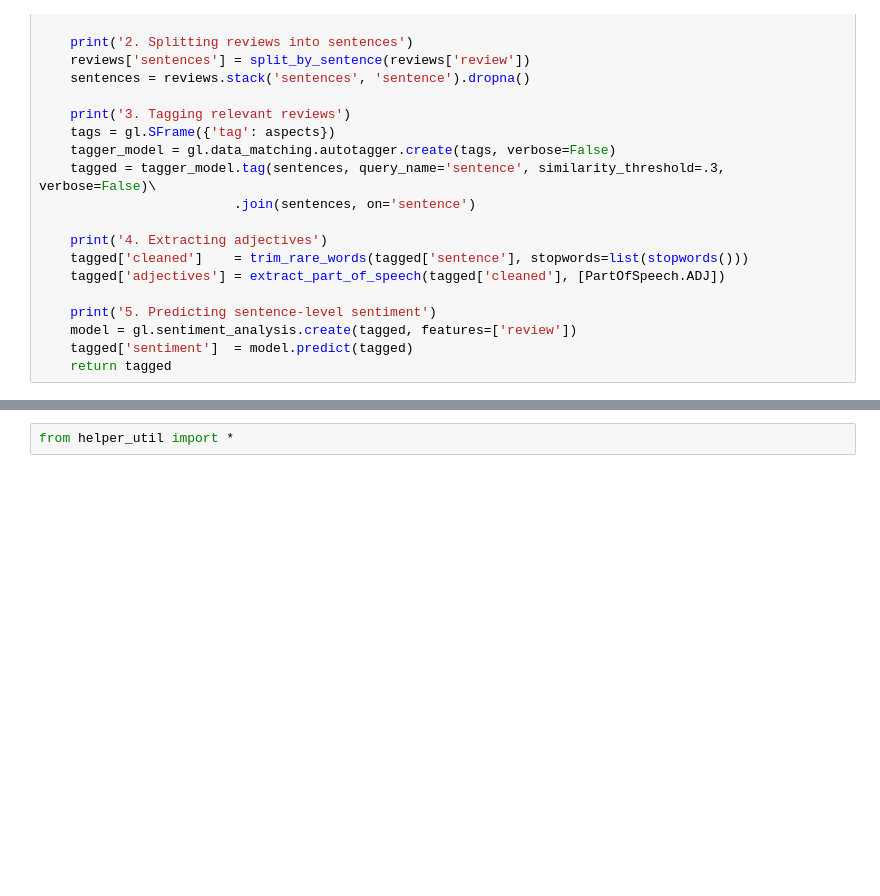
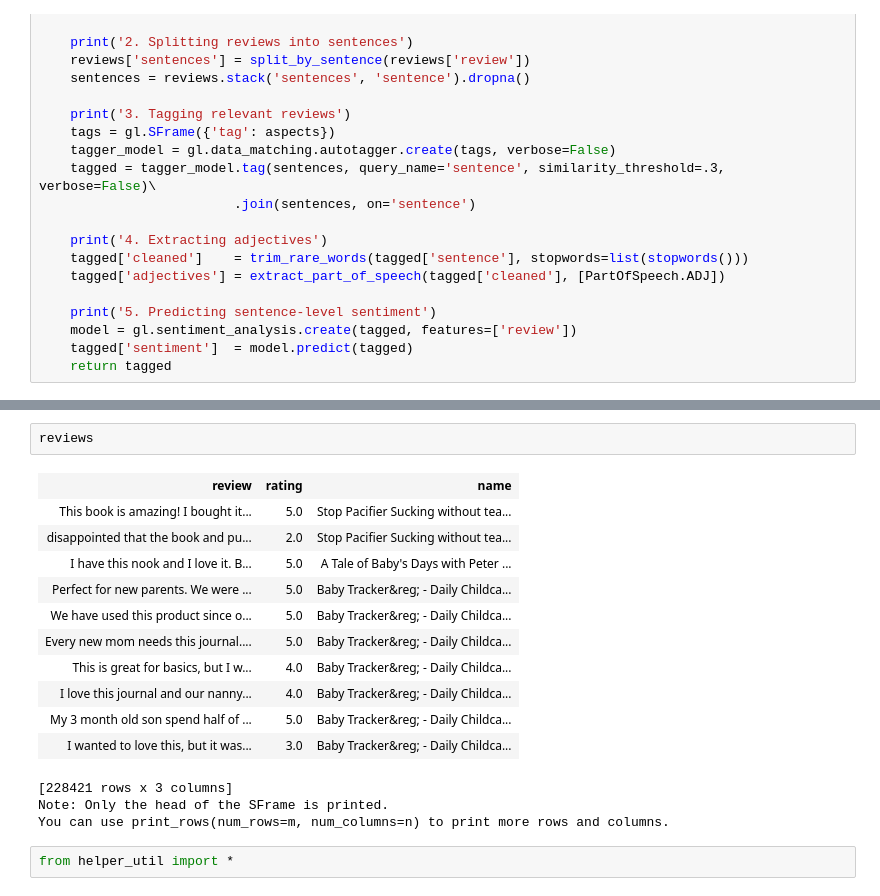
Before and after one commit to turi-code/tutorials, a Jupyter notebook: webinars/product-reviews/text_demo.ipynb, the cells around one changed output, grey strips where cells are left out. Drawn from its saved outputs; the diff is of its cells as text; blank space fills up the shorter version.

```diff
--- a/webinars/product-reviews/text_demo.ipynb
+++ b/webinars/product-reviews/text_demo.ipynb
@@ -57,4 +57,21 @@ reviews = gl.SFrame('amazon_baby.gl')
 This commercial license of GraphLab Create is assigned to engr@dato.com.
+# %%
+reviews
+# %% [output]
+| review | rating | name |
+| This book is amazing! I bought it... | 5.0 | Stop Pacifier Sucking without tea... |
+| disappointed that the book and pu... | 2.0 | Stop Pacifier Sucking without tea... |
+| I have this nook and I love it. B... | 5.0 | A Tale of Baby's Days with Peter ... |
+| Perfect for new parents. We were ... | 5.0 | Baby Tracker&reg; - Daily Childca... |
+| We have used this product since o... | 5.0 | Baby Tracker&reg; - Daily Childca... |
+| Every new mom needs this journal.... | 5.0 | Baby Tracker&reg; - Daily Childca... |
+| This is great for basics, but I w... | 4.0 | Baby Tracker&reg; - Daily Childca... |
+| I love this journal and our nanny... | 4.0 | Baby Tracker&reg; - Daily Childca... |
+| My 3 month old son spend half of ... | 5.0 | Baby Tracker&reg; - Daily Childca... |
+| I wanted to love this, but it was... | 3.0 | Baby Tracker&reg; - Daily Childca... |
+[228421 rows x 3 columns]
+Note: Only the head of the SFrame is printed.
+You can use print_rows(num_rows=m, num_columns=n) to print more rows and columns.
 # %%
 from helper_util import *
 # %% [markdown]
```
Also changed, not shown: parts of 14 cells of this notebook, 3 other files.
